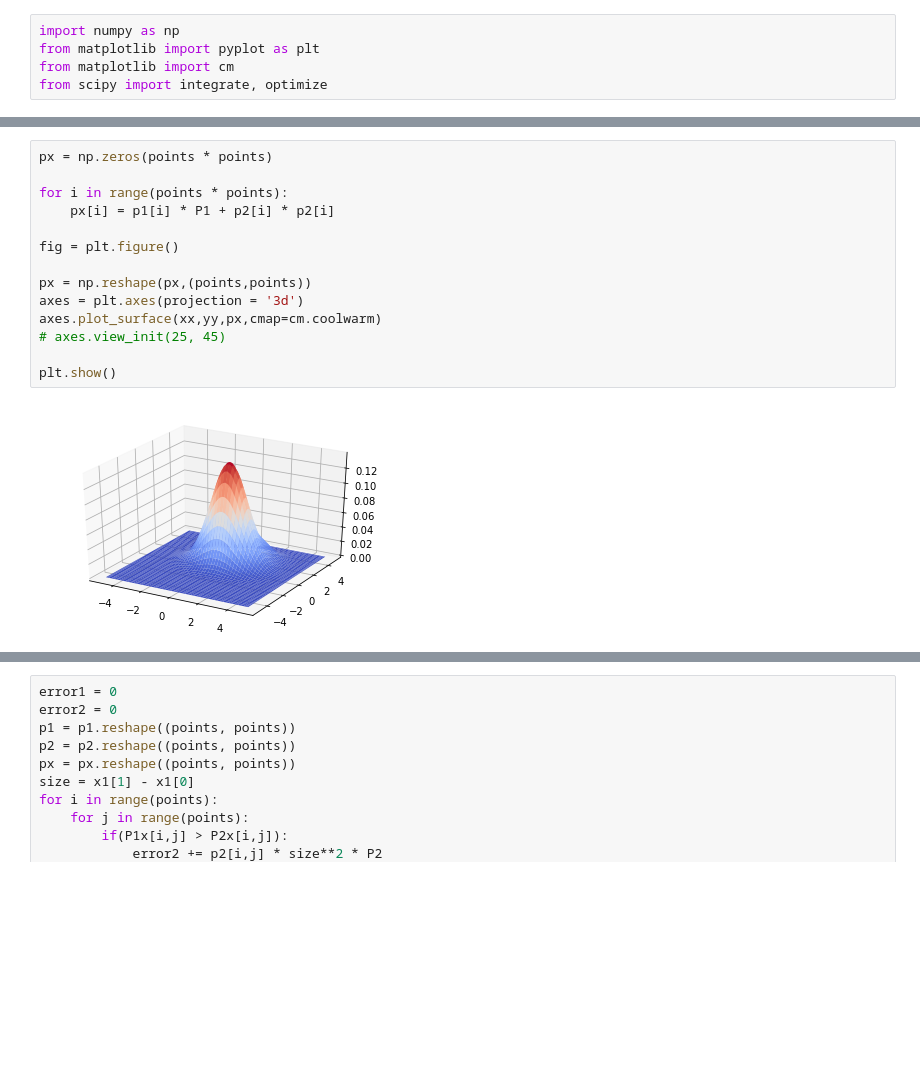
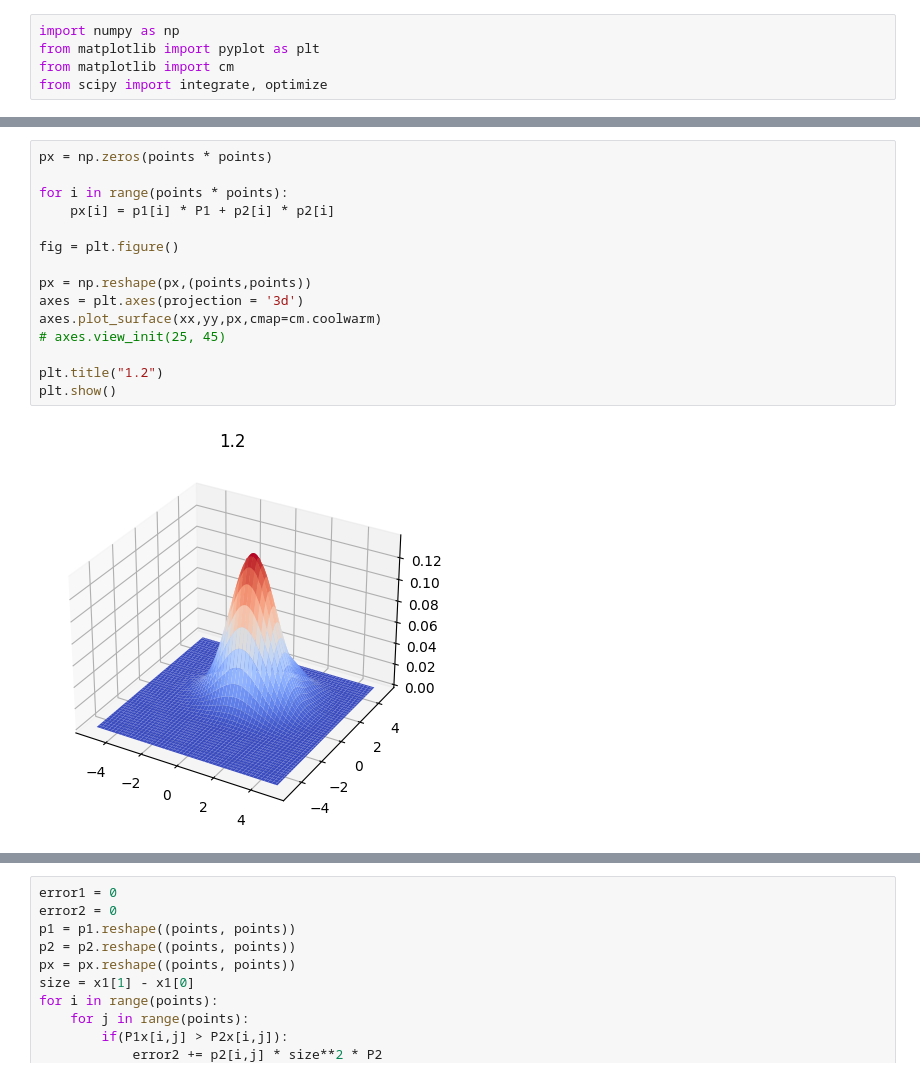
Before and after one commit to eegrigor/Pattern_Recognition_Assignment1, a Jupyter notebook: Grigorakis_9694_Kaimakamidis_9627_Assignment1.ipynb, the cells around one changed output, grey strips where cells are left out. Drawn from its saved outputs; the diff is of its cells as text; blank space fills up the shorter version.

```diff
--- a/Grigorakis_9694_Kaimakamidis_9627_Assignment1.ipynb
+++ b/Grigorakis_9694_Kaimakamidis_9627_Assignment1.ipynb
@@ -69,19 +82,20 @@ plt.show()
 # %%
 px = np.zeros(points * points)
 
 for i in range(points * points):
     px[i] = p1[i] * P1 + p2[i] * p2[i]
 
 fig = plt.figure()
 
 px = np.reshape(px,(points,points))
 axes = plt.axes(projection = '3d')
 axes.plot_surface(xx,yy,px,cmap=cm.coolwarm)
 # axes.view_init(25, 45)
 
+plt.title("1.2")
 plt.show()
 # %% [output]
-[figure, old version]
+[figure, new version]
 # %%
 
 P1x = np.zeros(points * points)
```
Also changed, not shown: parts of 13 cells of this notebook.
